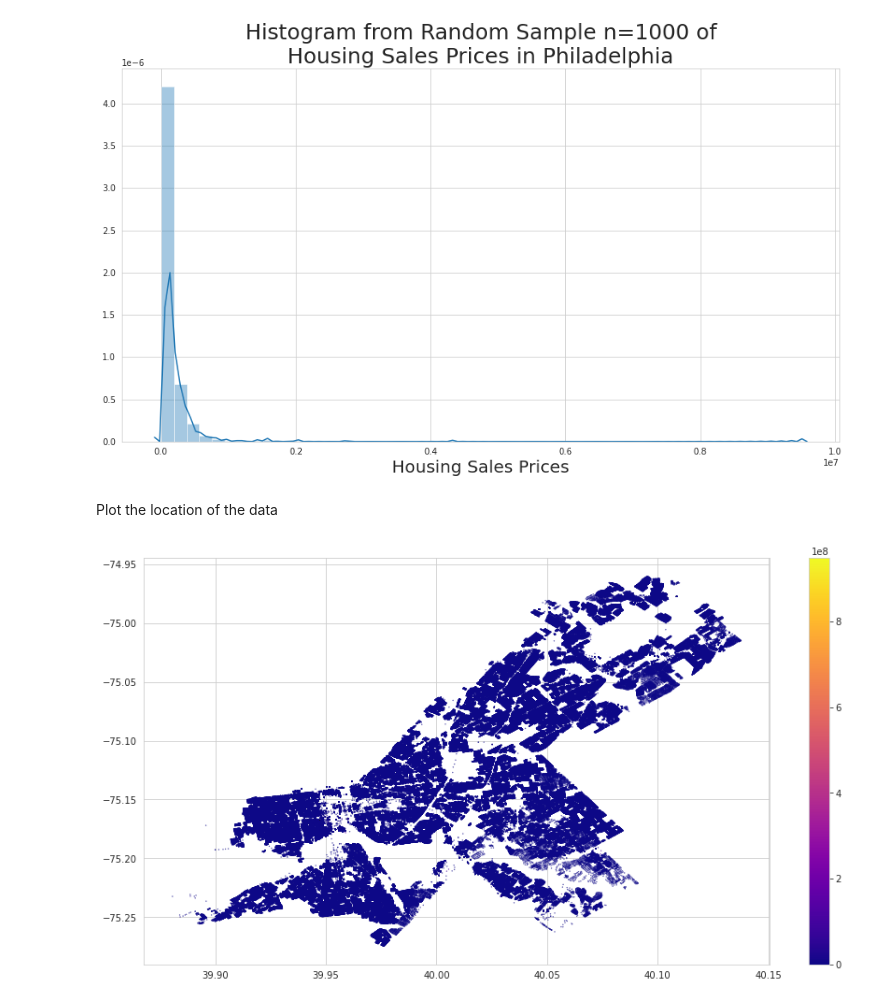
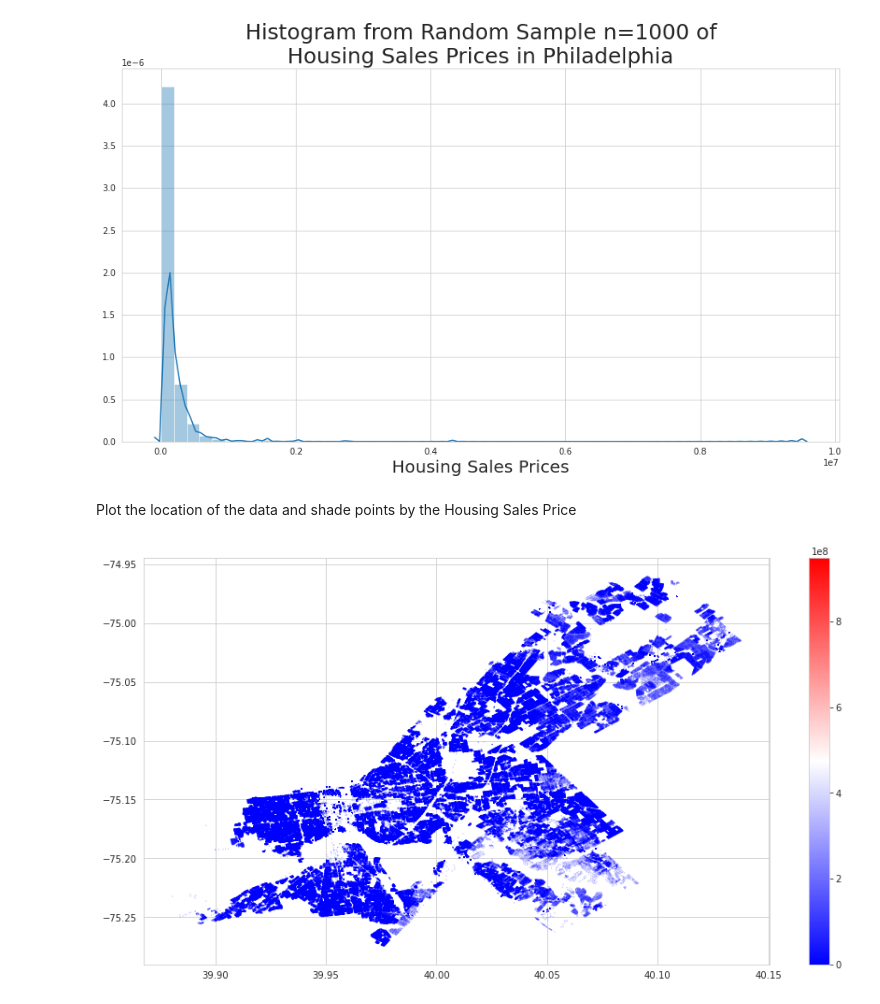
Before and after one commit to congjun-huang/Philadelphia-Housing, a Jupyter notebook: EDA/Exploratory_Analysis_One.ipynb, the cells around one changed output. Saved outputs shown, nothing was run; the diff lists cells and outputs as text; code cells hidden in the pictures.

```diff
--- a/EDA/Exploratory_Analysis_One.ipynb
+++ b/EDA/Exploratory_Analysis_One.ipynb
@@ -89,13 +89,13 @@ plt.show()
 # %% [output]
 [figure]
 # %% [markdown]
-Plot the location of the data
+Plot the location of the data and shade points by the Housing Sales Price
 # %%
 plt.figure(figsize=(15,8))
 plt.scatter(x=dat['lng'], y=dat['lat'],
-           s=0.1, c = dat['sale_price'],
-            cmap="plasma")
+           s=0.01, c = dat['sale_price'],
+            cmap="bwr")
 plt.colorbar()
 plt.show()
 # %% [output]
-[figure, old version]
+[figure, new version]
```
Also changed, not shown: 1 other file.
